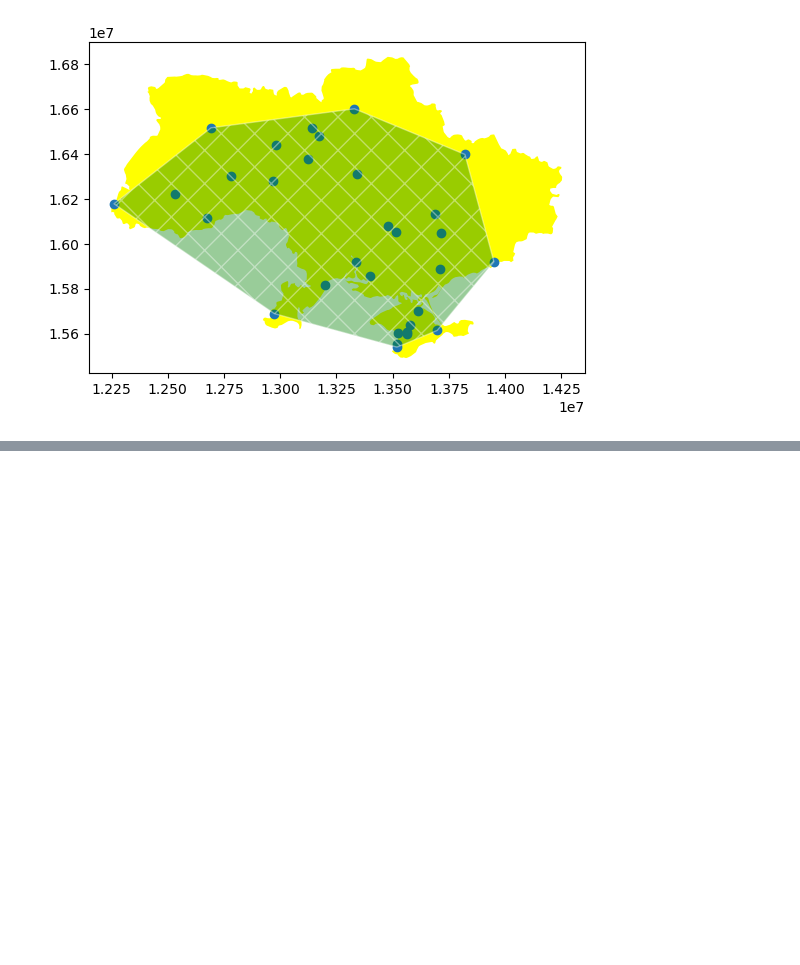
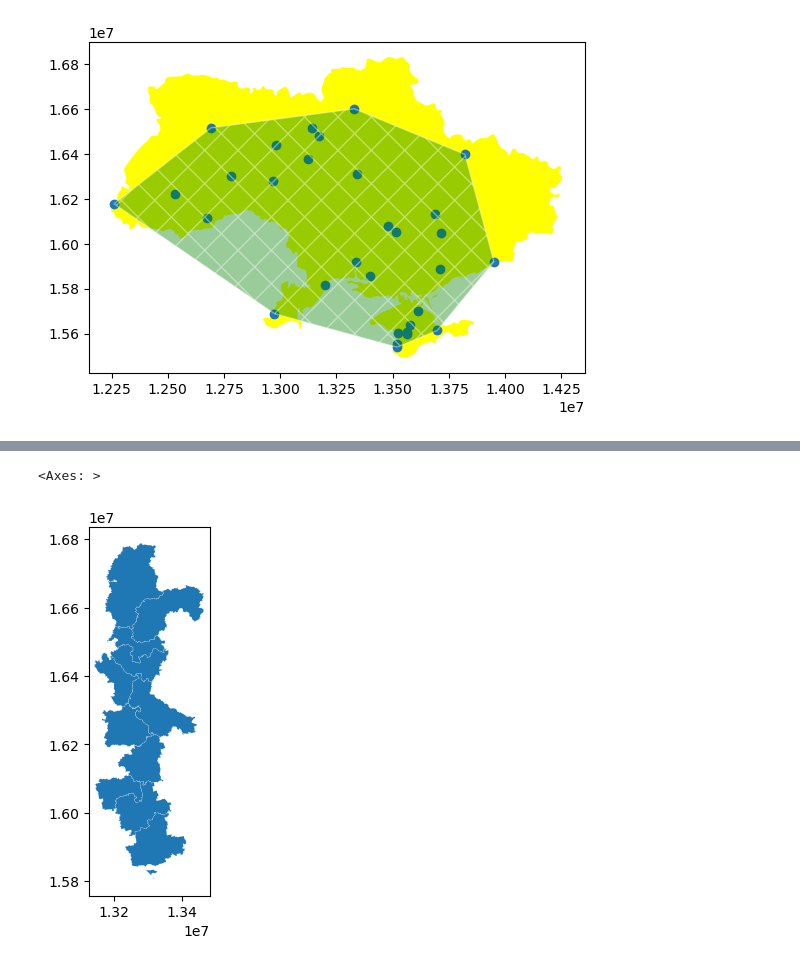
Before and after one commit to ZurinaGarcia/tareaEntregable3, a Jupyter notebook: GeoDF_Operations.ipynb, the cells around one changed output, grey strips where cells are left out. Drawn from its saved outputs; the diff is of its cells as text; code cells hidden in the pictures; blank space fills up the shorter version.

```diff
--- a/GeoDF_Operations.ipynb
+++ b/GeoDF_Operations.ipynb
@@ -531,0 +534,9 @@ MediumAirport_hull.plot(ax=base,facecolor='green',
+# %%
+# the north
+MunisN_ukraine=ukraine_municipalities.cx[:,centroidY:]
+# the south
+MunisS_ukraine=ukraine_municipalities.cx[:,:centroidY]
+# the west
+MunisW_ukraine=ukraine_municipalities.cx[:centroidX,:]
+# the east
+MunisE_ukraine=ukraine_municipalities.cx[centroidX:,:]
@@ -531,0 +569,7 @@ MediumAirport_hull.plot(ax=base,facecolor='green',
+# %%
+# keeping the overlay
+munisMidWE_ukraine=MunisW_ukraine.overlay(MunisE_ukraine, how="intersection",keep_geom_type=True)
+munisMidWE_ukraine.plot(edgecolor='white',linewidth=0.1)
+# %% [output]
+<Axes: >
+[figure, added]
```
Also changed, not shown: parts of 13 cells of this notebook.
